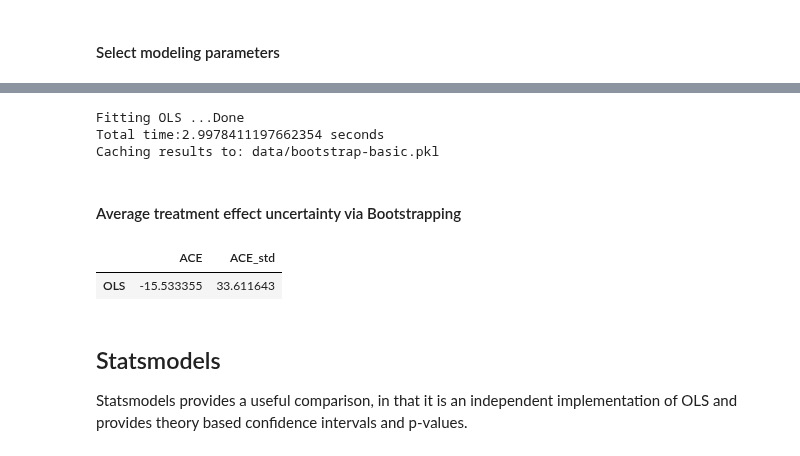
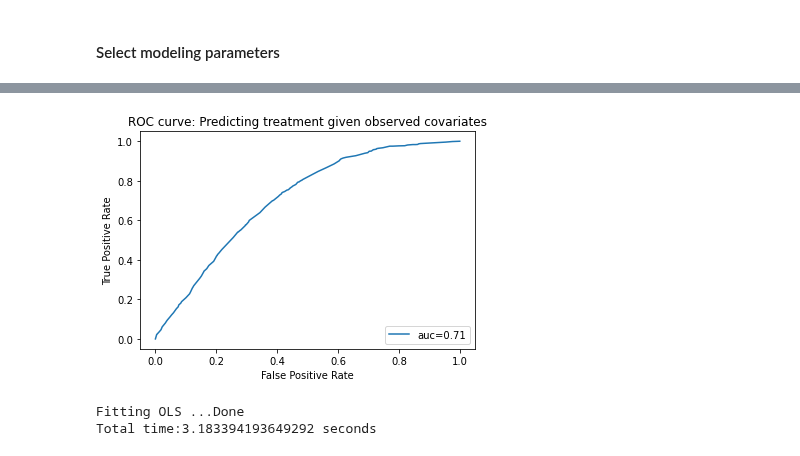
Before and after one commit to gradientinstitute/return2edu-paper, a Jupyter notebook: OLS-basic-vars.ipynb, the cells around one changed output, grey strips where cells are left out. Drawn from its saved outputs; the diff is of its cells as text; code cells hidden in the pictures.

Commit message:
updated to read data from directory and use latest code from direct_regression

```diff
--- a/OLS-basic-vars.ipynb
+++ b/OLS-basic-vars.ipynb
@@ -36,11 +39,12 @@ sklearn.__version__
 # %% [markdown]
 #### Select modeling parameters
 # %%
-outcome = 'y_Dwsce'
+outcome = 'y_wsce'
 treatment = 'redufl'
 optimisation_metric = 'neg_mean_squared_error'
 evaluation_metrics = ('r2','neg_mean_squared_error')
 log_outcome=False
-cross_val_cache = "data/cross-val-basic.pkl"
-bootstrap_cache = "data/bootstrap-basic.pkl"
-data_file = "basic_variables.csv"
+
+config_name = "default"
+data_file = "data/basic_variables.csv"
+test = False
@@ -193,32 +192,34 @@ plt.title("ROC curve: Predicting treatment given observed covariates");
 # %%
-from direct_regression import bootstrapped_cross_val
-def extract_params(estimator):
-    return estimator.coef_
-
-
-bootstrap_results = bootstrapped_cross_val(
-    construct_models,
-    bootstrap_cache,
-    X0, X1, y0, y1,
-    optimisation_metric,
-    extract_params,
-    inner_cv=3,
-    load_from_cache=False,
-    samples=1000
-)
+p_model = LogisticRegression()
+p_model.fit(X,t)
+p_model.coef_
+p = p_model.predict_proba(X)[:,1]
+from sklearn.metrics import roc_curve, roc_auc_score
+auc = roc_auc_score(t,p)
+fpr, tpr, _ = roc_curve(t,p)
+plt.plot(fpr, tpr,label=f'auc={auc:.2f}')
+plt.legend(loc='lower right')
+plt.xlabel("False Positive Rate")
+plt.ylabel("True Positive Rate")
+plt.title("ROC curve: Predicting treatment given observed covariates");
 # %% [output]
-Fitting OLS ...Done
-Total time:2.9978411197662354 seconds
-Caching results to: data/bootstrap-basic.pkl
+[figure, added]
-# %% [markdown]
-####  Average treatment effect uncertainty via Bootstrapping
-# %%
-from direct_regression import compute_ate
-compute_ate(bootstrap_results,X)
-# %% [output]
-|  | ACE | ACE_std |
-| OLS | -15.533355 | 33.611643 |
-# %% [markdown]
-## Statsmodels
-
-Statsmodels provides a useful comparison, in that it is an independent implementation of OLS and provides theory based confidence intervals and p-values.
+# %%
+from direct_regression import bootstrapped_cross_val
+def extract_params(estimator):
+    return estimator.coef_
+
+
+bootstrap_results = bootstrapped_cross_val(
+    construct_models,
+    None,
+    X0, X1, y0, y1,
+    optimisation_metric,
+    extract_params,
+    inner_cv=inner_cv,
+    load_from_cache=False,
+    samples=bootstrap_samples
+)
+# %% [output]
+Fitting OLS ...Done
+Total time:3.183394193649292 seconds
```
Also changed, not shown: parts of 45 cells of this notebook.
